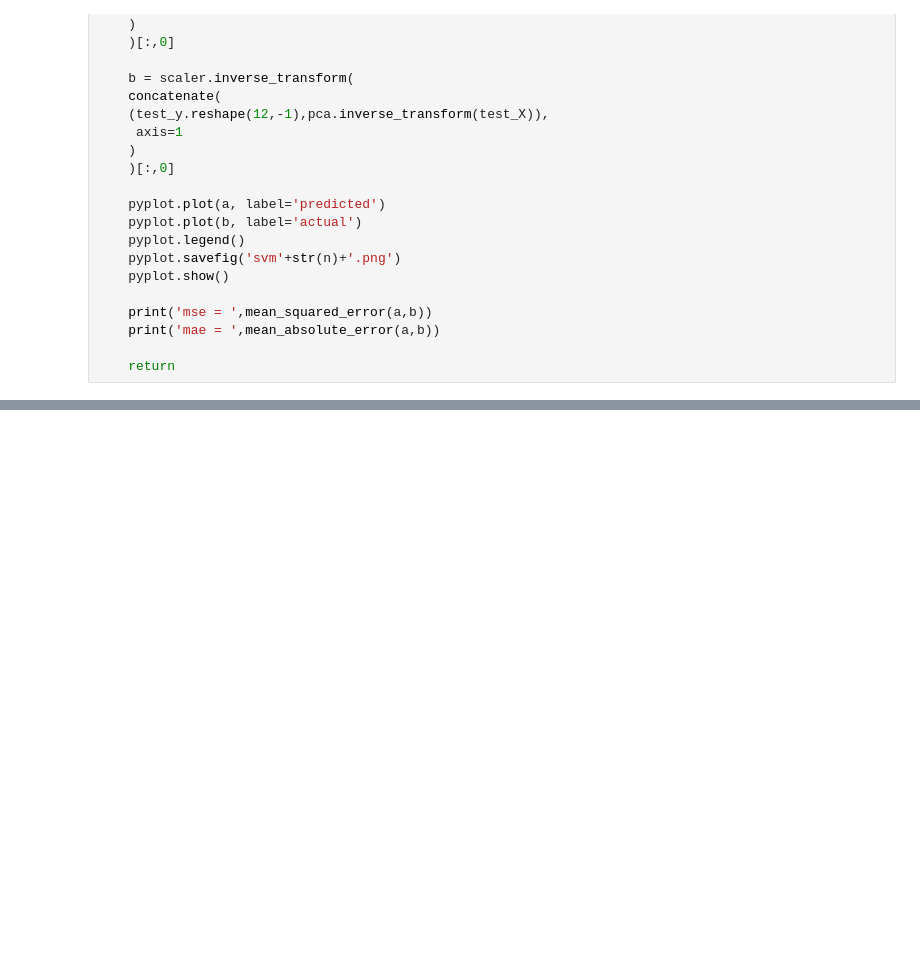
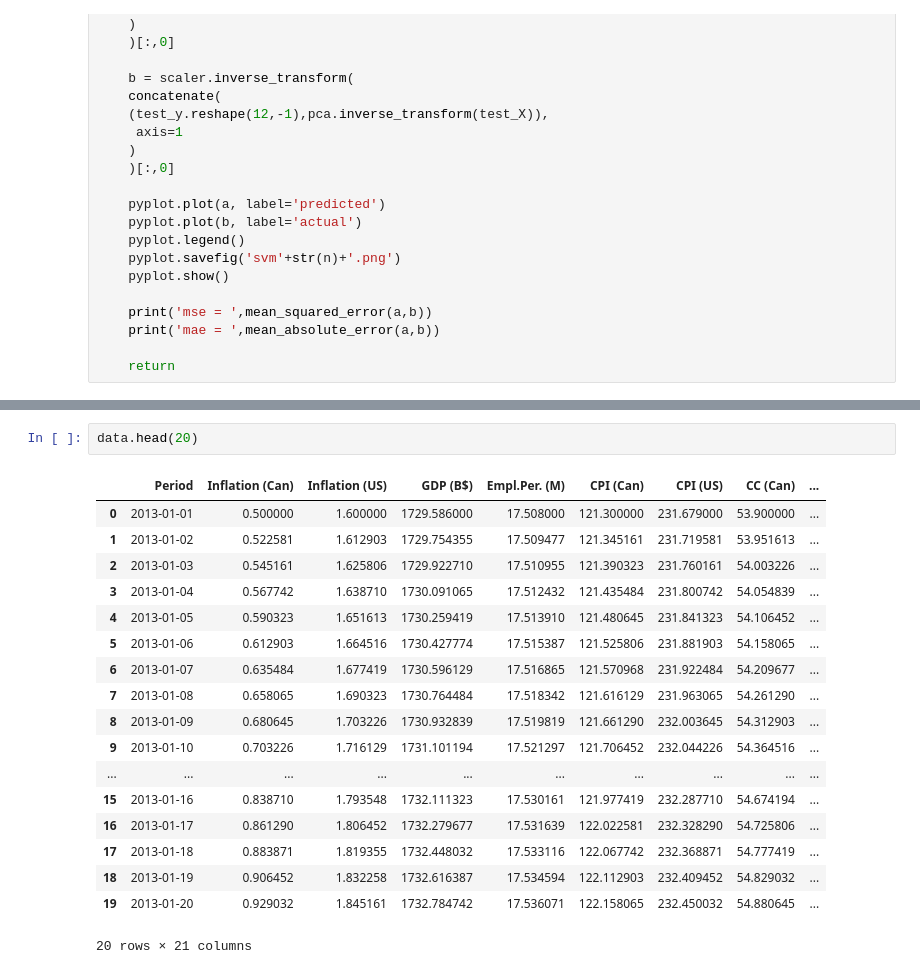
Before and after one commit to keshavs0305/TimeSeries_CanEco, a Jupyter notebook: codes.ipynb, the cells around one changed output, grey strips where cells are left out. Saved outputs shown, nothing was run; the diff lists cells and outputs as text; blank space fills up the shorter version.

```diff
--- a/codes.ipynb
+++ b/codes.ipynb
@@ -161,0 +274,21 @@ svm_lag(3)
+# %%
+data.head(20)
+# %% [output]
+|  | Period | Inflation (Can) | Inflation (US) | GDP (B$) | Empl.Per. (M) | CPI (Can) | CPI (US) | CC (Can) | ... |
+| 0 | 2013-01-01 | 0.500000 | 1.600000 | 1729.586000 | 17.508000 | 121.300000 | 231.679000 | 53.900000 | ... |
+| 1 | 2013-01-02 | 0.522581 | 1.612903 | 1729.754355 | 17.509477 | 121.345161 | 231.719581 | 53.951613 | ... |
+| 2 | 2013-01-03 | 0.545161 | 1.625806 | 1729.922710 | 17.510955 | 121.390323 | 231.760161 | 54.003226 | ... |
+| 3 | 2013-01-04 | 0.567742 | 1.638710 | 1730.091065 | 17.512432 | 121.435484 | 231.800742 | 54.054839 | ... |
+| 4 | 2013-01-05 | 0.590323 | 1.651613 | 1730.259419 | 17.513910 | 121.480645 | 231.841323 | 54.106452 | ... |
+| 5 | 2013-01-06 | 0.612903 | 1.664516 | 1730.427774 | 17.515387 | 121.525806 | 231.881903 | 54.158065 | ... |
+| 6 | 2013-01-07 | 0.635484 | 1.677419 | 1730.596129 | 17.516865 | 121.570968 | 231.922484 | 54.209677 | ... |
+| 7 | 2013-01-08 | 0.658065 | 1.690323 | 1730.764484 | 17.518342 | 121.616129 | 231.963065 | 54.261290 | ... |
+| 8 | 2013-01-09 | 0.680645 | 1.703226 | 1730.932839 | 17.519819 | 121.661290 | 232.003645 | 54.312903 | ... |
+| 9 | 2013-01-10 | 0.703226 | 1.716129 | 1731.101194 | 17.521297 | 121.706452 | 232.044226 | 54.364516 | ... |
+| ... | ... | ... | ... | ... | ... | ... | ... | ... | ... |
+| 15 | 2013-01-16 | 0.838710 | 1.793548 | 1732.111323 | 17.530161 | 121.977419 | 232.287710 | 54.674194 | ... |
+| 16 | 2013-01-17 | 0.861290 | 1.806452 | 1732.279677 | 17.531639 | 122.022581 | 232.328290 | 54.725806 | ... |
+| 17 | 2013-01-18 | 0.883871 | 1.819355 | 1732.448032 | 17.533116 | 122.067742 | 232.368871 | 54.777419 | ... |
+| 18 | 2013-01-19 | 0.906452 | 1.832258 | 1732.616387 | 17.534594 | 122.112903 | 232.409452 | 54.829032 | ... |
+| 19 | 2013-01-20 | 0.929032 | 1.845161 | 1732.784742 | 17.536071 | 122.158065 | 232.450032 | 54.880645 | ... |
+20 rows × 21 columns
```
Also changed, not shown: parts of 8 cells of this notebook, 1 other file.
